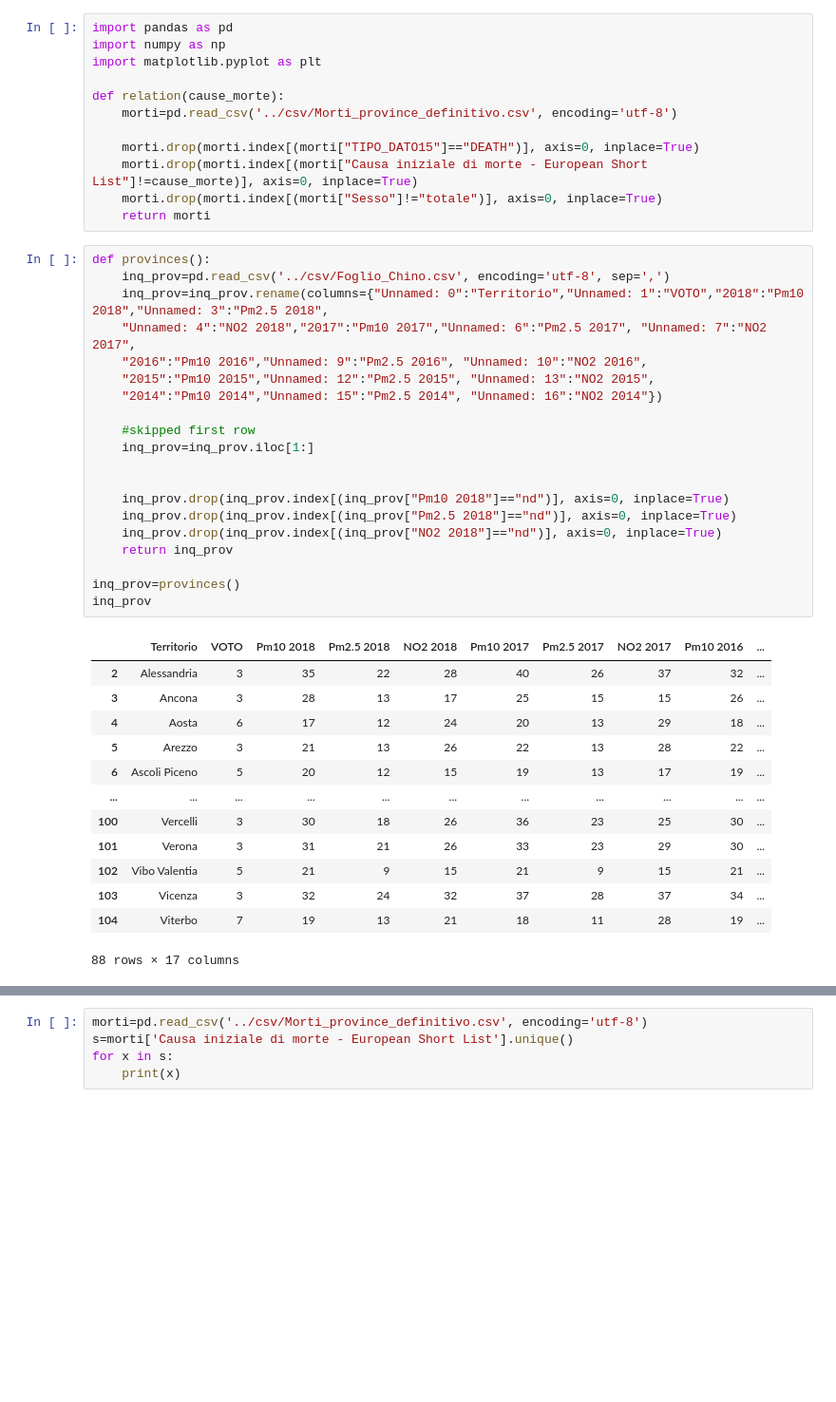
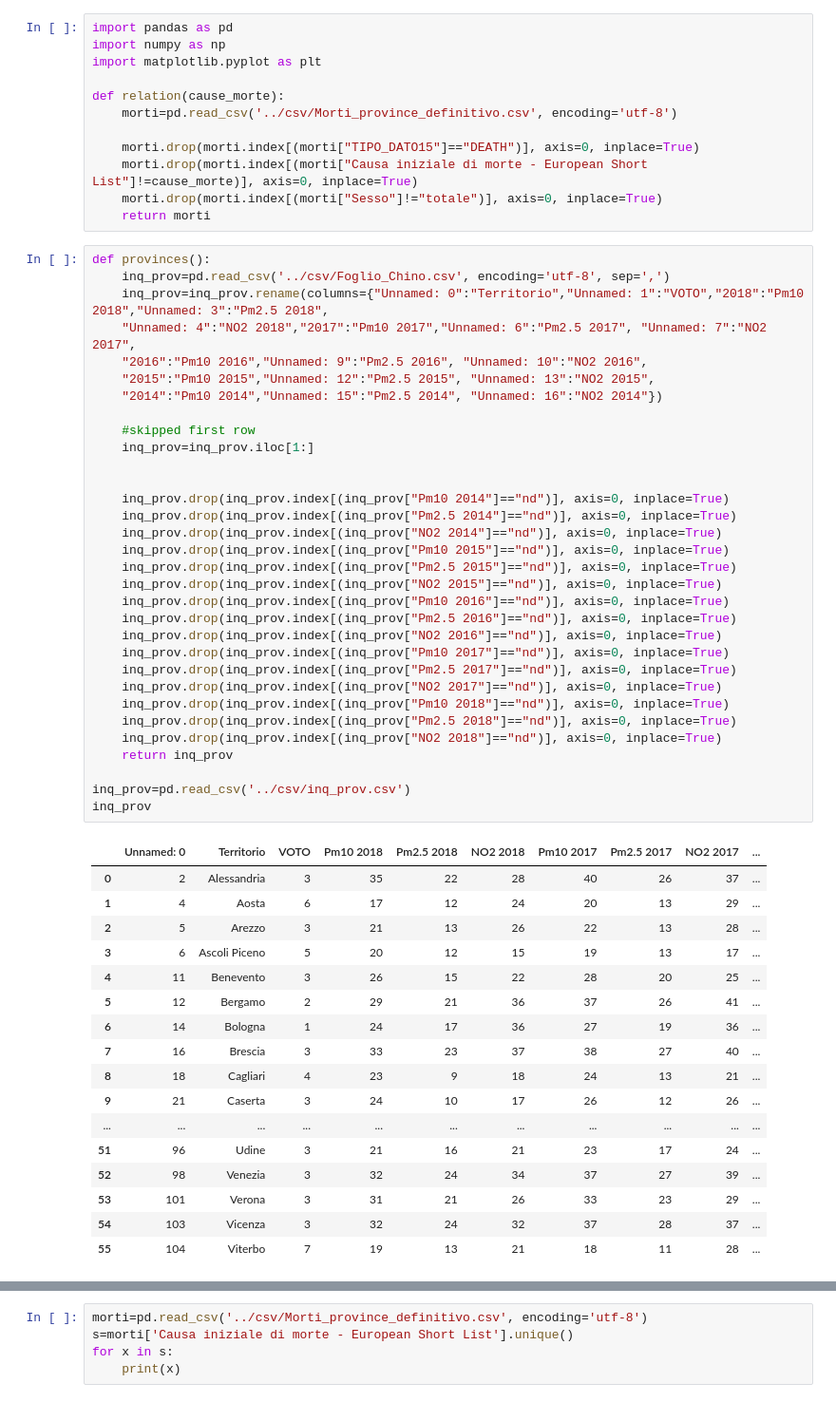
Before and after one commit to prometheus404/progetto_visualizzazione, a Jupyter notebook: disease_pollution_relation/disease_pollution_relation_provincial.ipynb, the cells around one changed output, grey strips where cells are left out. Shown at 95% size. Drawn from its saved outputs; the diff is of its cells as text; blank space fills up the shorter version.

```diff
--- a/disease_pollution_relation/disease_pollution_relation_provincial.ipynb
+++ b/disease_pollution_relation/disease_pollution_relation_provincial.ipynb
@@ -13,37 +13,53 @@ def relation(cause_morte):
 # %%
 def provinces():
     inq_prov=pd.read_csv('../csv/Foglio_Chino.csv', encoding='utf-8', sep=',')
     inq_prov=inq_prov.rename(columns={"Unnamed: 0":"Territorio","Unnamed: 1":"VOTO","2018":"Pm10 2018","Unnamed: 3":"Pm2.5 2018",
     "Unnamed: 4":"NO2 2018","2017":"Pm10 2017","Unnamed: 6":"Pm2.5 2017", "Unnamed: 7":"NO2 2017",
     "2016":"Pm10 2016","Unnamed: 9":"Pm2.5 2016", "Unnamed: 10":"NO2 2016",
     "2015":"Pm10 2015","Unnamed: 12":"Pm2.5 2015", "Unnamed: 13":"NO2 2015",
     "2014":"Pm10 2014","Unnamed: 15":"Pm2.5 2014", "Unnamed: 16":"NO2 2014"})
 
     #skipped first row
     inq_prov=inq_prov.iloc[1:]
 
 
+    inq_prov.drop(inq_prov.index[(inq_prov["Pm10 2014"]=="nd")], axis=0, inplace=True)
+    inq_prov.drop(inq_prov.index[(inq_prov["Pm2.5 2014"]=="nd")], axis=0, inplace=True)
+    inq_prov.drop(inq_prov.index[(inq_prov["NO2 2014"]=="nd")], axis=0, inplace=True)
+    inq_prov.drop(inq_prov.index[(inq_prov["Pm10 2015"]=="nd")], axis=0, inplace=True)
+    inq_prov.drop(inq_prov.index[(inq_prov["Pm2.5 2015"]=="nd")], axis=0, inplace=True)
+    inq_prov.drop(inq_prov.index[(inq_prov["NO2 2015"]=="nd")], axis=0, inplace=True)
+    inq_prov.drop(inq_prov.index[(inq_prov["Pm10 2016"]=="nd")], axis=0, inplace=True)
+    inq_prov.drop(inq_prov.index[(inq_prov["Pm2.5 2016"]=="nd")], axis=0, inplace=True)
+    inq_prov.drop(inq_prov.index[(inq_prov["NO2 2016"]=="nd")], axis=0, inplace=True)
+    inq_prov.drop(inq_prov.index[(inq_prov["Pm10 2017"]=="nd")], axis=0, inplace=True)
+    inq_prov.drop(inq_prov.index[(inq_prov["Pm2.5 2017"]=="nd")], axis=0, inplace=True)
+    inq_prov.drop(inq_prov.index[(inq_prov["NO2 2017"]=="nd")], axis=0, inplace=True)
     inq_prov.drop(inq_prov.index[(inq_prov["Pm10 2018"]=="nd")], axis=0, inplace=True)
     inq_prov.drop(inq_prov.index[(inq_prov["Pm2.5 2018"]=="nd")], axis=0, inplace=True)
     inq_prov.drop(inq_prov.index[(inq_prov["NO2 2018"]=="nd")], axis=0, inplace=True)
     return inq_prov
 
-inq_prov=provinces()
+inq_prov=pd.read_csv('../csv/inq_prov.csv')
 inq_prov
 # %% [output]
-|  | Territorio | VOTO | Pm10 2018 | Pm2.5 2018 | NO2 2018 | Pm10 2017 | Pm2.5 2017 | NO2 2017 | Pm10 2016 | ... |
-| 2 | Alessandria | 3 | 35 | 22 | 28 | 40 | 26 | 37 | 32 | ... |
-| 3 | Ancona | 3 | 28 | 13 | 17 | 25 | 15 | 15 | 26 | ... |
-| 4 | Aosta | 6 | 17 | 12 | 24 | 20 | 13 | 29 | 18 | ... |
-| 5 | Arezzo | 3 | 21 | 13 | 26 | 22 | 13 | 28 | 22 | ... |
-| 6 | Ascoli Piceno | 5 | 20 | 12 | 15 | 19 | 13 | 17 | 19 | ... |
+|  | Unnamed: 0 | Territorio | VOTO | Pm10 2018 | Pm2.5 2018 | NO2 2018 | Pm10 2017 | Pm2.5 2017 | NO2 2017 | ... |
+| 0 | 2 | Alessandria | 3 | 35 | 22 | 28 | 40 | 26 | 37 | ... |
+| 1 | 4 | Aosta | 6 | 17 | 12 | 24 | 20 | 13 | 29 | ... |
+| 2 | 5 | Arezzo | 3 | 21 | 13 | 26 | 22 | 13 | 28 | ... |
+| 3 | 6 | Ascoli Piceno | 5 | 20 | 12 | 15 | 19 | 13 | 17 | ... |
+| 4 | 11 | Benevento | 3 | 26 | 15 | 22 | 28 | 20 | 25 | ... |
+| 5 | 12 | Bergamo | 2 | 29 | 21 | 36 | 37 | 26 | 41 | ... |
+| 6 | 14 | Bologna | 1 | 24 | 17 | 36 | 27 | 19 | 36 | ... |
+| 7 | 16 | Brescia | 3 | 33 | 23 | 37 | 38 | 27 | 40 | ... |
+| 8 | 18 | Cagliari | 4 | 23 | 9 | 18 | 24 | 13 | 21 | ... |
+| 9 | 21 | Caserta | 3 | 24 | 10 | 17 | 26 | 12 | 26 | ... |
 | ... | ... | ... | ... | ... | ... | ... | ... | ... | ... | ... |
-| 100 | Vercelli | 3 | 30 | 18 | 26 | 36 | 23 | 25 | 30 | ... |
-| 101 | Verona | 3 | 31 | 21 | 26 | 33 | 23 | 29 | 30 | ... |
-| 102 | Vibo Valentia | 5 | 21 | 9 | 15 | 21 | 9 | 15 | 21 | ... |
-| 103 | Vicenza | 3 | 32 | 24 | 32 | 37 | 28 | 37 | 34 | ... |
-| 104 | Viterbo | 7 | 19 | 13 | 21 | 18 | 11 | 28 | 19 | ... |
+| 51 | 96 | Udine | 3 | 21 | 16 | 21 | 23 | 17 | 24 | ... |
+| 52 | 98 | Venezia | 3 | 32 | 24 | 34 | 37 | 27 | 39 | ... |
+| 53 | 101 | Verona | 3 | 31 | 21 | 26 | 33 | 23 | 29 | ... |
+| 54 | 103 | Vicenza | 3 | 32 | 24 | 32 | 37 | 28 | 37 | ... |
+| 55 | 104 | Viterbo | 7 | 19 | 13 | 21 | 18 | 11 | 28 | ... |
-88 rows × 17 columns
 # %%
 def pollution_choose(dataset1, dataset2, pollutant):
 
```
Also changed, not shown: parts of 52 cells of this notebook.
